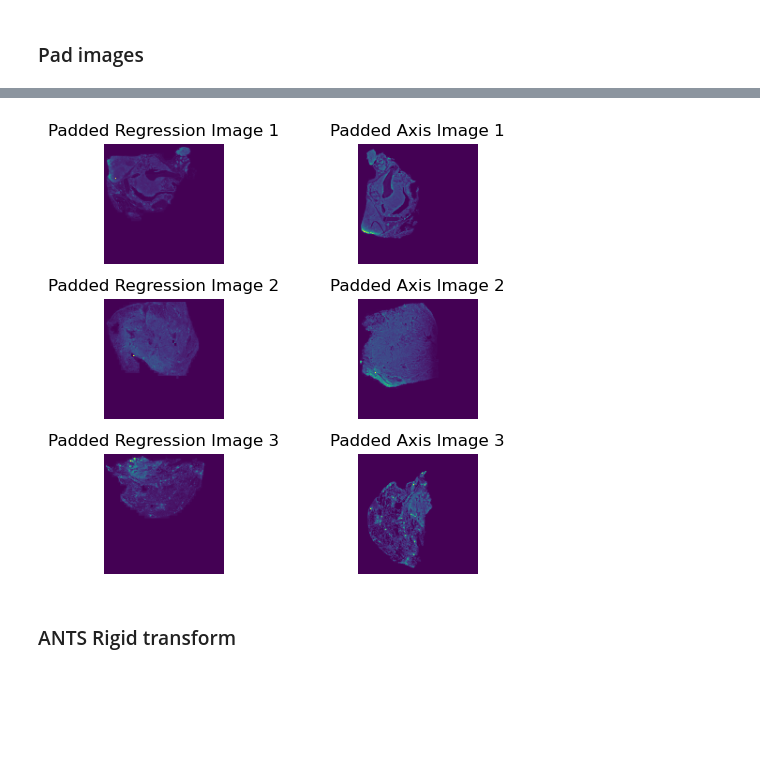
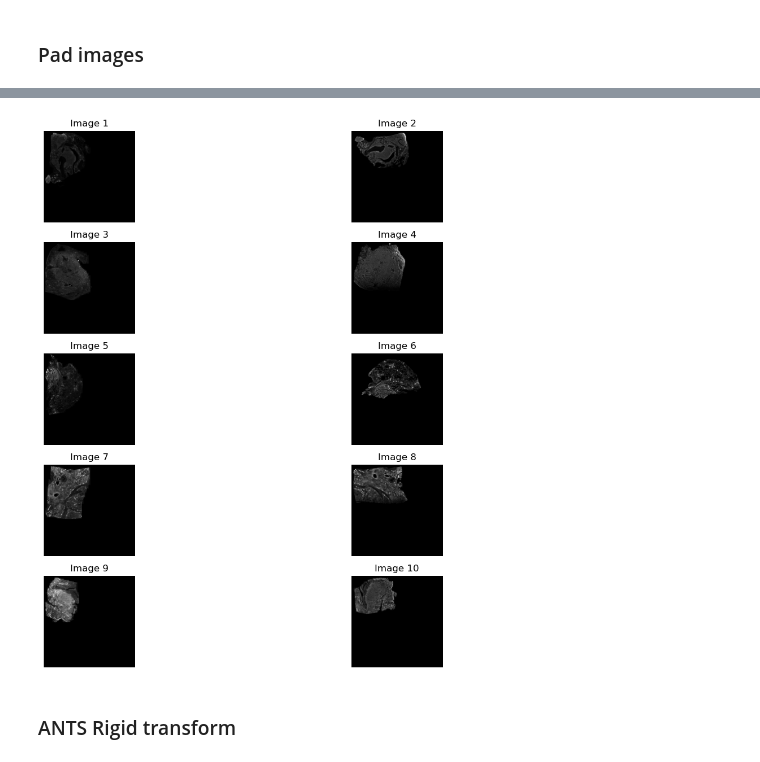
Before and after one commit to Olamiknight/WSIFIR, a Jupyter notebook: Axis_Reg_Registration.ipynb, the cells around one changed output, grey strips where cells are left out. Saved outputs shown, nothing was run; the diff lists cells and outputs as text; code cells hidden in the pictures; blank space fills up the shorter version.

Commit message:
Pad all images (loop)

```diff
--- a/Axis_Reg_Registration.ipynb
+++ b/Axis_Reg_Registration.ipynb
@@ -306,34 +267,36 @@ Padded axis image shape 3:  (128, 128)
-# %%
-#Plot the padded images
-
-plt.subplot(3, 2, 1)
-plt.imshow(reg_image_cropped_ants_1_padded.numpy())
-plt.title('Padded Regression Image 1')
-plt.axis('off')
-plt.subplot(3, 2, 2)
-plt.imshow(axis_image_cropped_ants_1_padded.numpy())
-plt.title('Padded Axis Image 1')
-plt.axis('off')
-plt.subplot(3, 2, 3)
-plt.imshow(reg_image_cropped_ants_2_padded.numpy())
-plt.title('Padded Regression Image 2')
-plt.axis('off')
-plt.subplot(3, 2, 4)
-plt.imshow(axis_image_cropped_ants_2_padded.numpy())
-plt.title('Padded Axis Image 2')
-plt.axis('off')
-plt.subplot(3, 2, 5)
-plt.imshow(reg_image_cropped_ants_3_padded.numpy())
-plt.title('Padded Regression Image 3')
-plt.axis('off')
-plt.subplot(3, 2, 6)
-plt.imshow(axis_image_cropped_ants_3_padded.numpy())
-plt.title('Padded Axis Image 3')
-plt.axis('off')
-plt.tight_layout()
-plt.show()
-# %% [output]
-[figure, removed]
+# %%
+# Create a function to pad all images in cropped_images_ants to the same size
+
+def pad_images_to_same_size(images):
+    # Get the maximum dimensions
+    max_shape = np.max([img.shape for img in images.values()], axis=0)
+
+    # Pad each image to the maximum dimensions
+    padded_images = {}
+    for sampleid, img in images.items():
+        pad_width = [(0, max_dim - img.shape[i]) for i, max_dim in enumerate(max_shape)]
+        padded_images[sampleid] = np.pad(img.numpy(), pad_width, mode='constant', constant_values=0)
+    return padded_images
+# Pad the images
+padded_images = pad_images_to_same_size(cropped_images_ants)
+
+# Convert the padded images to ANTs images
+padded_images_ants = {}
+for sampleid, padded_image in padded_images.items():
+    padded_images_ants[sampleid] = ants.from_numpy(padded_image)
+# %%
+#Plot the first 10 images of padded images using plt with 5 rows and 2 columns
+fig, axes = plt.subplots(5, 2, figsize=(15, 10))
+axes = axes.flatten()
+for i, (sampleid, padded_image) in enumerate(padded_images_ants.items()):
+    if i < 10:
+        axes[i].imshow(padded_image.numpy(), cmap='gray')
+        axes[i].set_title(f'Image {i+1}')
+        axes[i].axis('off')
+plt.tight_layout()
+plt.show()
+# %% [output]
+[figure, added]
 # %% [markdown]
 ### ANTS Rigid transform
 # %%
```
Also changed, not shown: parts of 1 cell of this notebook, 1 other file.
